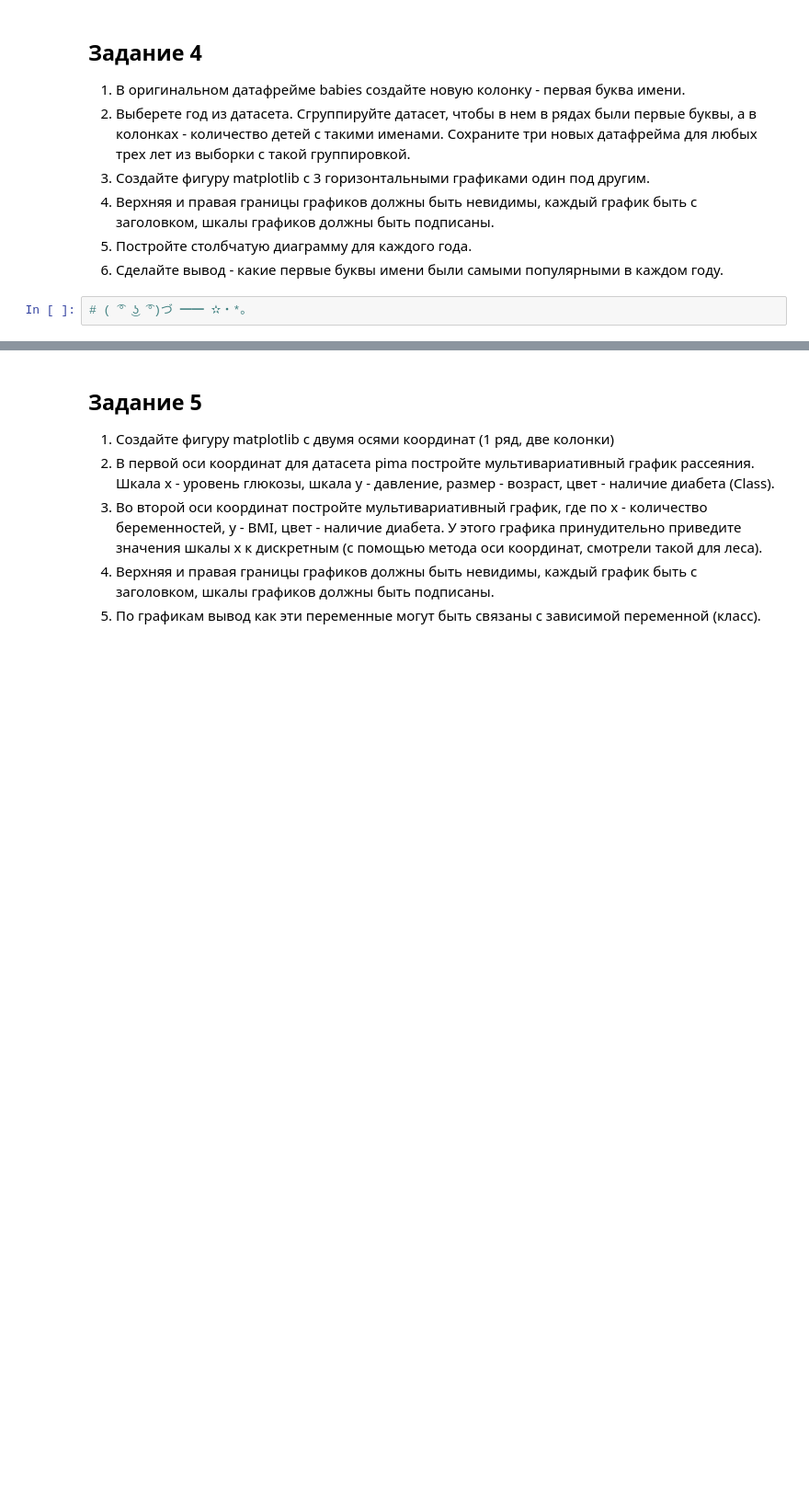
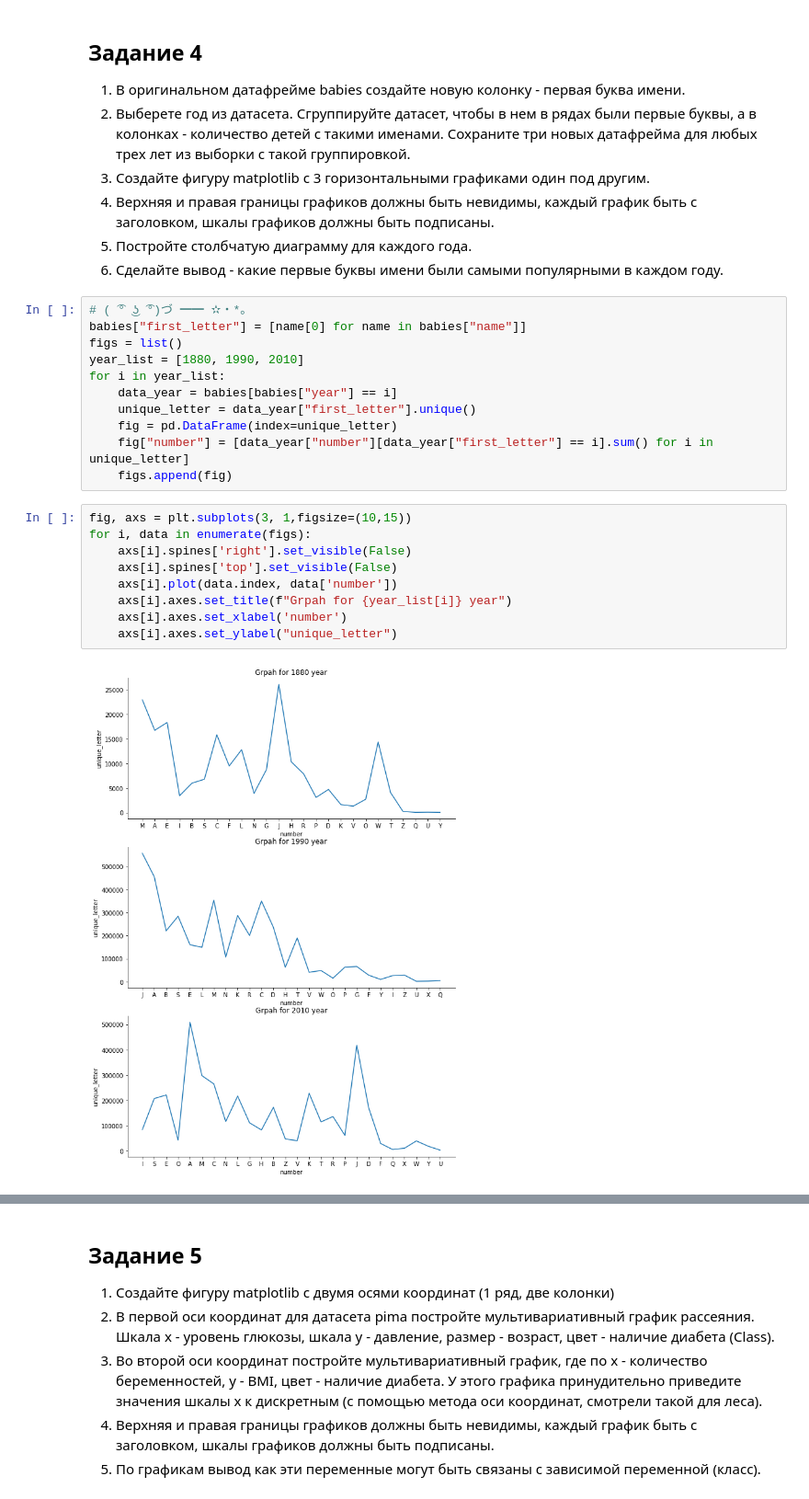
Before and after one commit to Sitych/technological_prackt, a Jupyter notebook: visual_tech_pract/visual_tech_pract.ipynb, the cells around one changed output, grey strips where cells are left out. Shown: that part at 92% size. Drawn from its saved outputs; the diff is of its cells as text; blank space fills up the shorter version.

```diff
--- a/visual_tech_pract/visual_tech_pract.ipynb
+++ b/visual_tech_pract/visual_tech_pract.ipynb
@@ -146,5 +173,25 @@ MemoryError: Unable to allocate 12.4 TiB for an array with shape (1690784, 10039
 4. Верхняя и правая границы графиков должны быть невидимы, каждый график быть с заголовком, шкалы графиков должны быть подписаны.
 5. Постройте столбчатую диаграмму для каждого года.
 6. Сделайте вывод - какие первые буквы имени были самыми популярными в каждом году.
-# %%
-# ( ͡° ͜ʖ ͡°)づ ━━ ✫・*。
+# %%
+# ( ͡° ͜ʖ ͡°)づ ━━ ✫・*。
+babies["first_letter"] = [name[0] for name in babies["name"]]
+figs = list()
+year_list = [1880, 1990, 2010]
+for i in year_list:
+    data_year = babies[babies["year"] == i]
+    unique_letter = data_year["first_letter"].unique()
+    fig = pd.DataFrame(index=unique_letter)
+    fig["number"] = [data_year["number"][data_year["first_letter"] == i].sum() for i in unique_letter]
+    figs.append(fig)
+# %%
+fig, axs = plt.subplots(3, 1,figsize=(10,15))
+for i, data in enumerate(figs):
+    axs[i].spines['right'].set_visible(False)
+    axs[i].spines['top'].set_visible(False)
+    axs[i].plot(data.index, data['number'])
+    axs[i].axes.set_title(f"Grpah for {year_list[i]} year")
+    axs[i].axes.set_xlabel('number')
+    axs[i].axes.set_ylabel("unique_letter")
+# %% [output]
+[figure, added]
```
Also changed, not shown: parts of 16 cells of this notebook, 1 other file.
